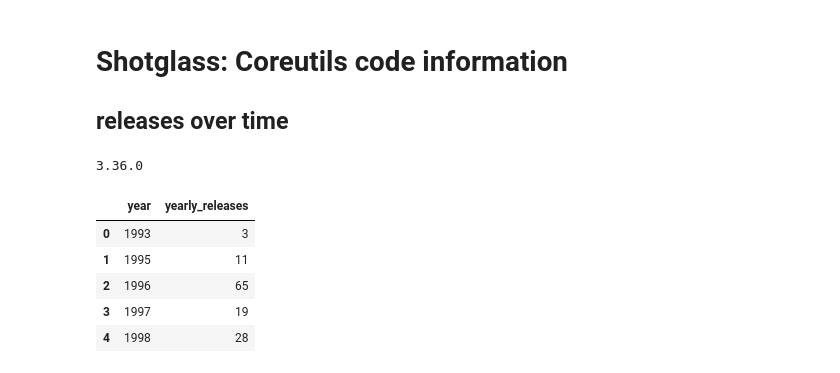
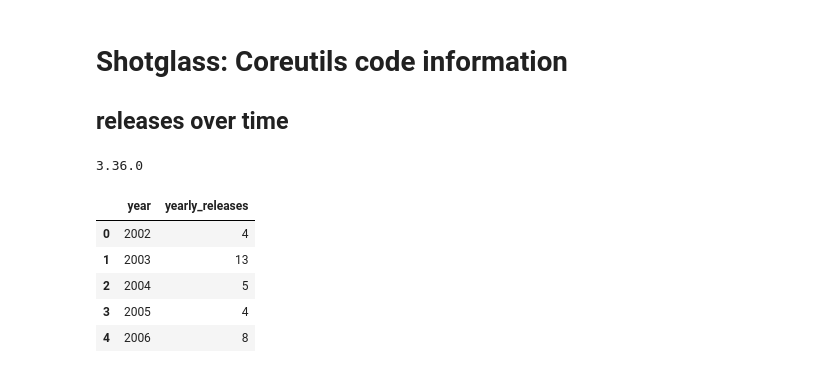
Before and after one commit to johntellsall/shotglass, a Jupyter notebook: dec/shotglass-coreutils.ipynb, the cells around one changed output. Saved outputs shown, nothing was run; the diff lists cells and outputs as text; code cells hidden in the pictures.

```diff
--- a/dec/shotglass-coreutils.ipynb
+++ b/dec/shotglass-coreutils.ipynb
@@ -24,20 +24,21 @@ releases_df = pd.read_sql_query(
 # %%
 
 releases_by_year_sql = '''
 select strftime('%Y', creator_dt) as year,
 count(*) as yearly_releases
 from releases
+where tag like 'v%'
 group by 1
 '''
 releases_df = pd.read_sql_query(releases_by_year_sql, db)
 releases_df.head()
 # %% [output]
 |  | year | yearly_releases |
-| 0 | 1993 | 3 |
-| 1 | 1995 | 11 |
-| 2 | 1996 | 65 |
-| 3 | 1997 | 19 |
-| 4 | 1998 | 28 |
+| 0 | 2002 | 4 |
+| 1 | 2003 | 13 |
+| 2 | 2004 | 5 |
+| 3 | 2005 | 4 |
+| 4 | 2006 | 8 |
 # %%
 sns.relplot(data=releases_df, x='year', y='yearly_releases', kind='line')
 # %% [output]
```
Also changed, not shown: parts of 2 cells of this notebook.
